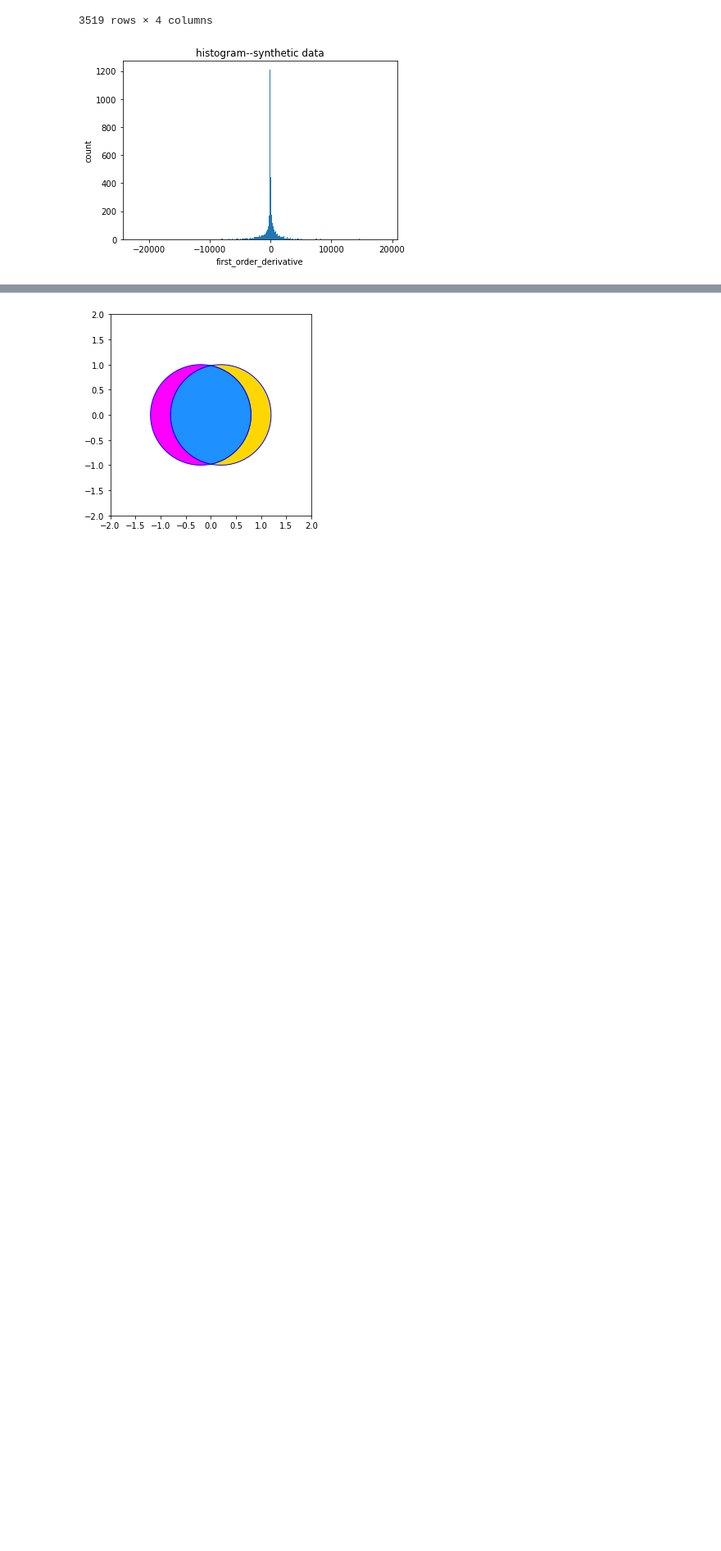
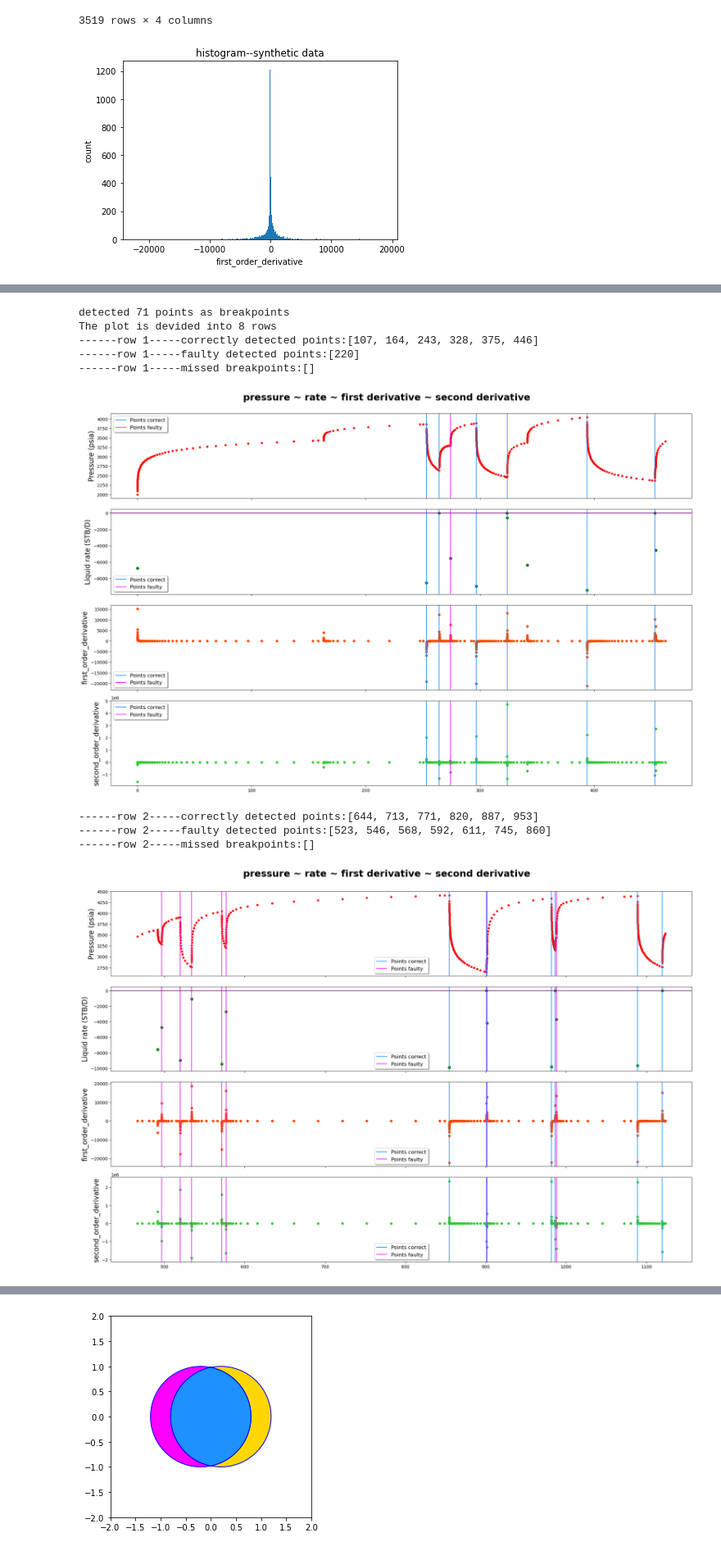
Before and after one commit to juneciel510/transient_identification, a Jupyter notebook: source_code/synthetic_data.ipynb, the cells around one changed output, grey strips where cells are left out. Shown at 82% size. Cells and saved outputs as stored; diff of their text form; code cells hidden in the pictures; blank space fills up the shorter version.

```diff
--- a/source_code/synthetic_data.ipynb
+++ b/source_code/synthetic_data.ipynb
@@ -139,0 +144,20 @@ plot_histogram(data, xlabel, ylabel,title)
+# %%
+#startPoint2
+data_inOneRow=500
+plot_4_metrics_details(data_inOneRow,
+                       pressure_df,
+                       rate_df,
+                       breakpoints_detected_startPoint2,
+                       ground_truth,
+                       colum_names)
+# %% [output]
+detected 71 points as breakpoints
+The plot is devided into 8 rows
+------row 1-----correctly detected points:[107, 164, 243, 328, 375, 446]
+------row 1-----faulty detected points:[220]
+------row 1-----missed breakpoints:[]
+[figure, added]
+------row 2-----correctly detected points:[644, 713, 771, 820, 887, 953]
+------row 2-----faulty detected points:[523, 546, 568, 592, 611, 745, 860]
+------row 2-----missed breakpoints:[]
+[figure, added]
```
Also changed, not shown: parts of 8 cells of this notebook, 7 other files.
